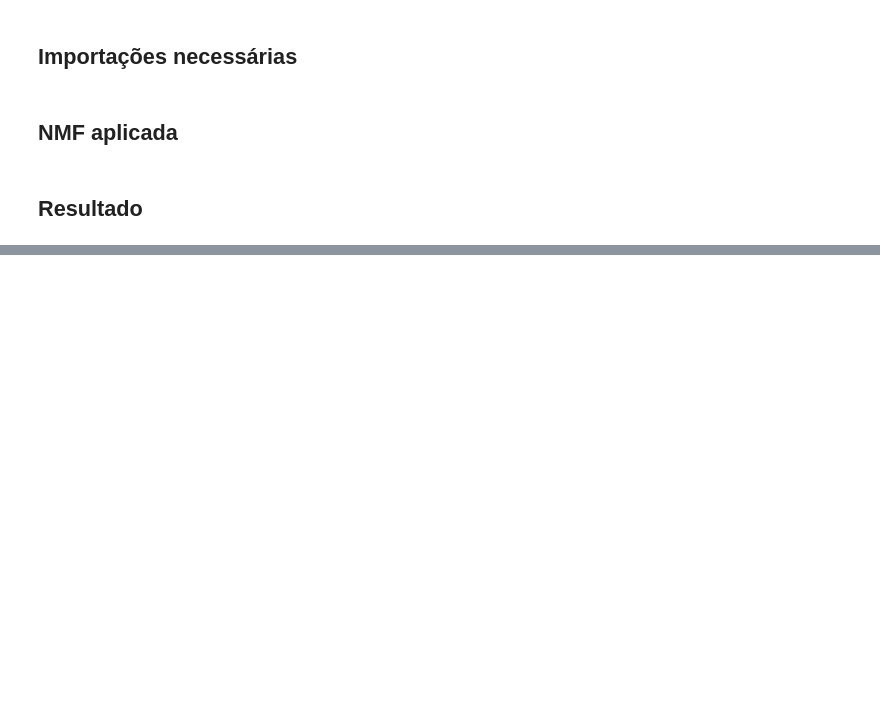
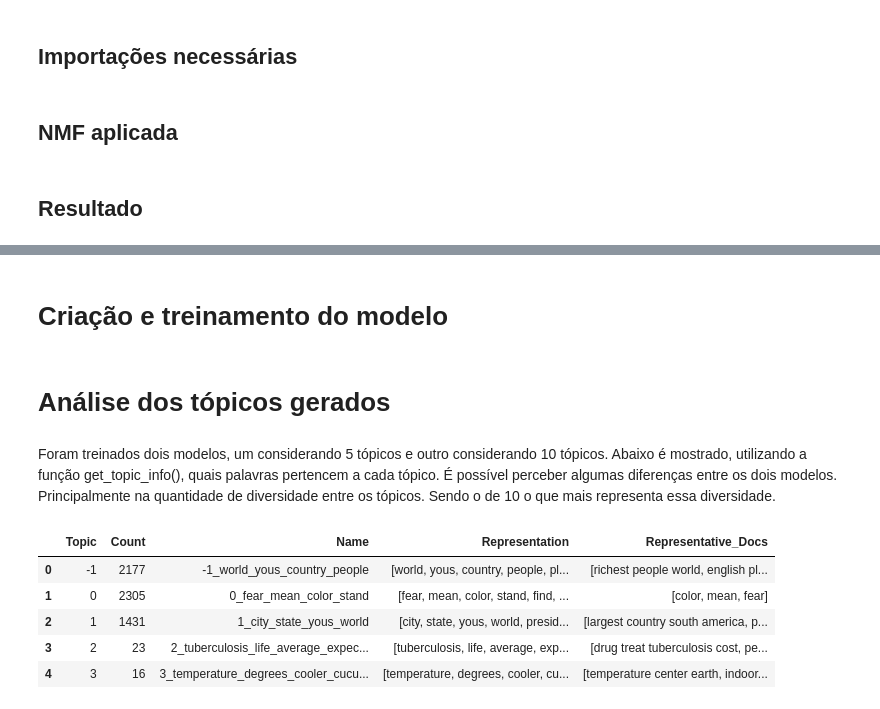
Before and after one commit to lucassvalentim/NLP-Applications, a Jupyter notebook: nlp/exercicio2/exercicio2.ipynb, the cells around one changed output, grey strips where cells are left out. Drawn from its saved outputs; the diff is of its cells as text; code cells hidden in the pictures; blank space fills up the shorter version.

```diff
--- a/nlp/exercicio2/exercicio2.ipynb
+++ b/nlp/exercicio2/exercicio2.ipynb
@@ -149,0 +197,5 @@ Topic: 20 beethoven,the,died,he,nixon,begin,invented,day,born,when
+# %% [markdown]
+# Criação e treinamento do modelo
+# %%
+five_topic_model = BERTopic(calculate_probabilities=True, nr_topics=5)
+topics, probs = five_topic_model.fit_transform(topic_df["processed_message"])
@@ -149,0 +205,16 @@ Topic: 20 beethoven,the,died,he,nixon,begin,invented,day,born,when
+# %% [markdown]
+# Análise dos tópicos gerados
+# %% [markdown]
+Foram treinados dois modelos, um considerando 5 tópicos e outro considerando 10 tópicos.
+Abaixo é mostrado, utilizando a função get_topic_info(), quais palavras pertencem a cada
+tópico. É possível perceber algumas diferenças entre os dois modelos. Principalmente na
+quantidade de diversidade entre os tópicos. Sendo o de 10 o que mais representa essa diversidade.
+# %%
+five_topic_model.get_topic_info()
+# %% [output]
+|  | Topic | Count | Name | Representation | Representative_Docs |
+| 0 | -1 | 2177 | -1_world_yous_country_people | [world, yous, country, people, pl... | [richest people world, english pl... |
+| 1 | 0 | 2305 | 0_fear_mean_color_stand | [fear, mean, color, stand, find, ... | [color, mean, fear] |
+| 2 | 1 | 1431 | 1_city_state_yous_world | [city, state, yous, world, presid... | [largest country south america, p... |
+| 3 | 2 | 23 | 2_tuberculosis_life_average_expec... | [tuberculosis, life, average, exp... | [drug treat tuberculosis cost, pe... |
+| 4 | 3 | 16 | 3_temperature_degrees_cooler_cucu... | [temperature, degrees, cooler, cu... | [temperature center earth, indoor... |
```
Also changed, not shown: parts of 22 cells of this notebook.
